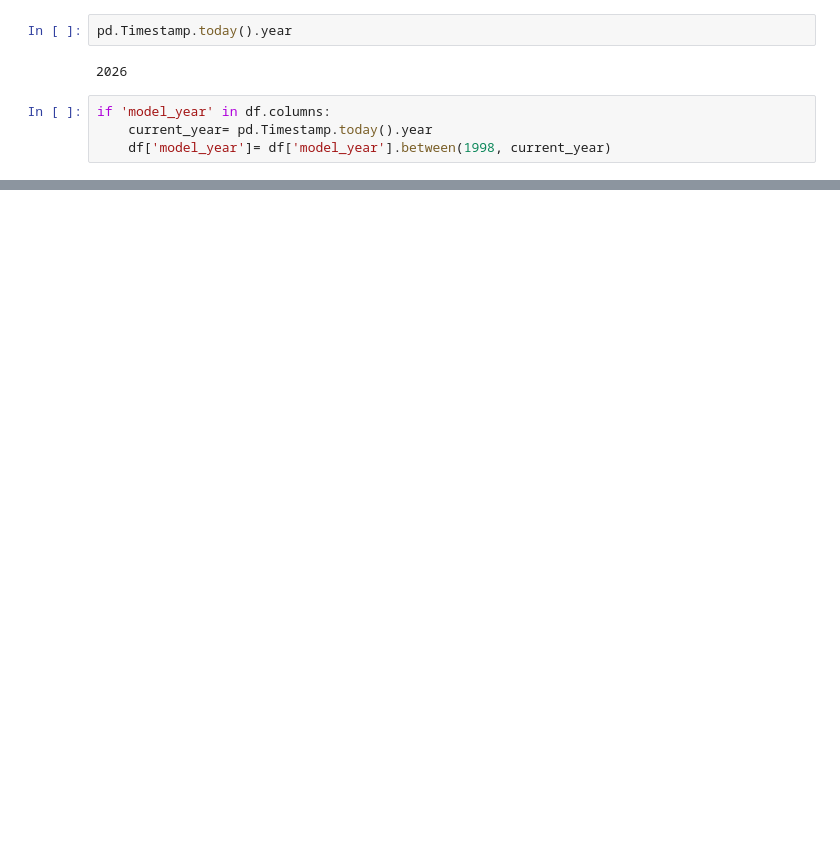
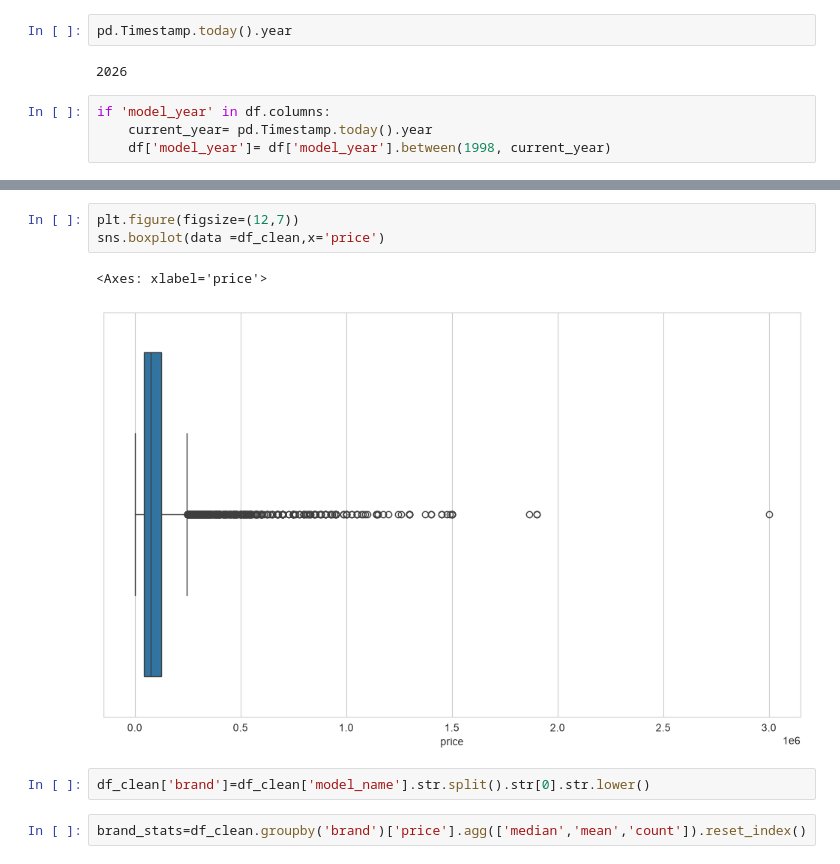
Before and after one commit to himani803/new_repo, a Jupyter notebook: Project_ML/Used_Bike_Price.ipynb, the cells around one changed output, grey strips where cells are left out. Cells and saved outputs as stored; diff of their text form; blank space fills up the shorter version.

```diff
--- a/Project_ML/Used_Bike_Price.ipynb
+++ b/Project_ML/Used_Bike_Price.ipynb
@@ -176,0 +248,10 @@ if 'model_year' in df.columns:
+# %%
+plt.figure(figsize=(12,7))
+sns.boxplot(data =df_clean,x='price')
+# %% [output]
+<Axes: xlabel='price'>
+[figure, added]
+# %%
+df_clean['brand']=df_clean['model_name'].str.split().str[0].str.lower()
+# %%
+brand_stats=df_clean.groupby('brand')['price'].agg(['median','mean','count']).reset_index()
```
Also changed, not shown: parts of 28 cells of this notebook, 1 other file.
